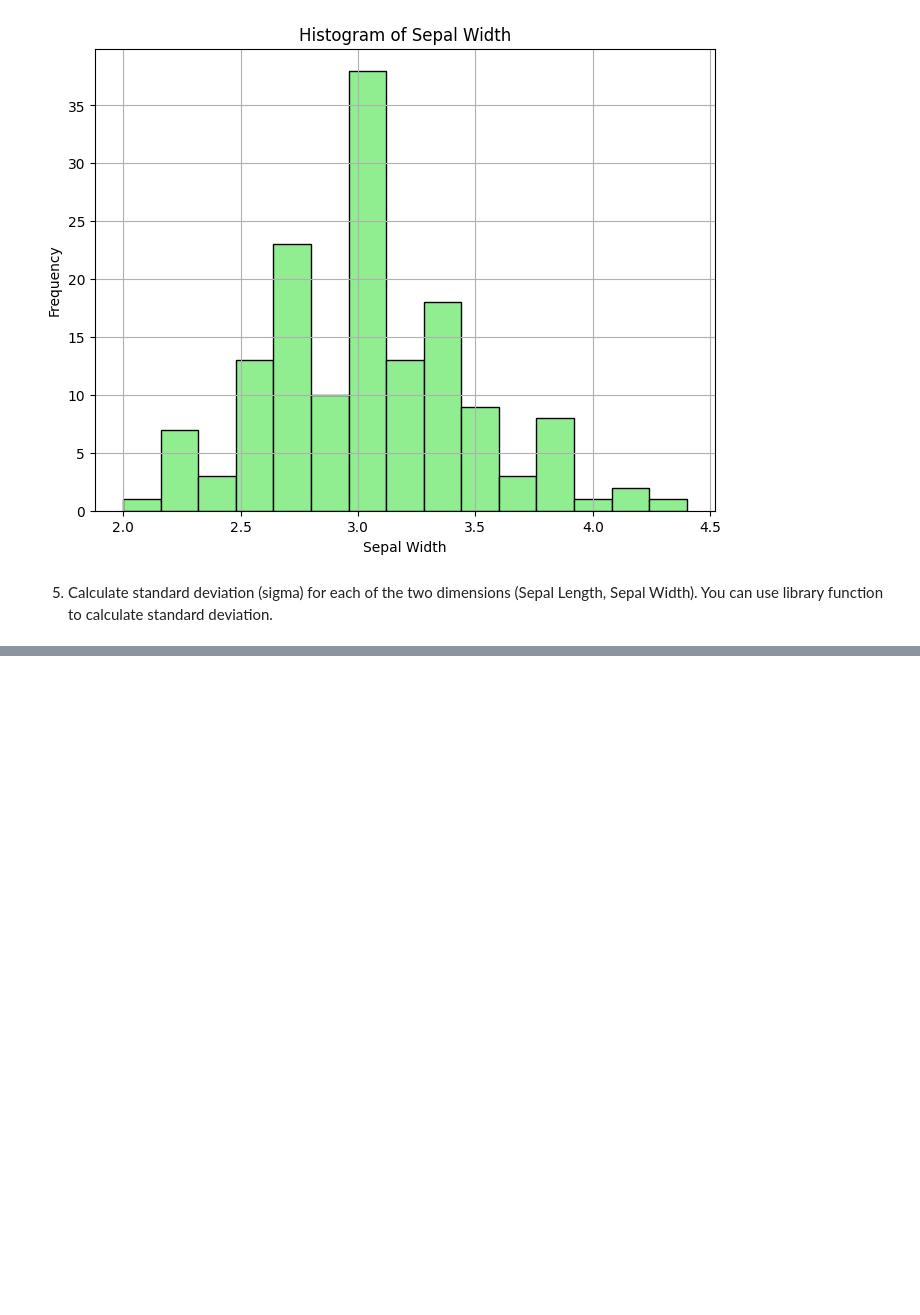
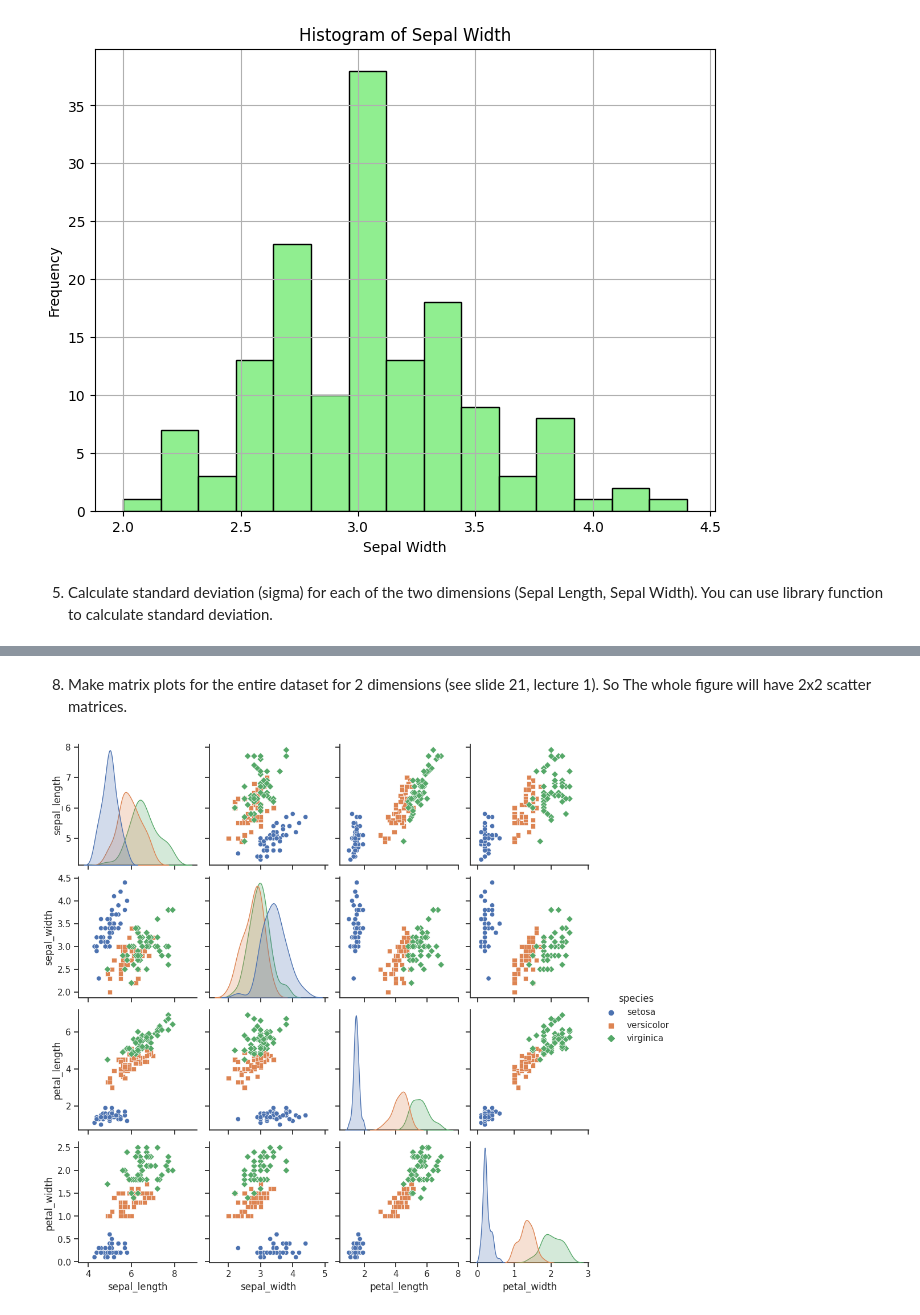
Before and after one commit to selim-ahmed/Dataset-Analysis-with-Iris-Dataset, a Jupyter notebook: Iris_Dataset_Analysis_Selim_Ahmed(2321668).ipynb, the cells around one changed output, grey strips where cells are left out. Cells and saved outputs as stored; diff of their text form; code cells hidden in the pictures; blank space fills up the shorter version.

```diff
--- a/Iris_Dataset_Analysis_Selim_Ahmed(2321668).ipynb
+++ b/Iris_Dataset_Analysis_Selim_Ahmed(2321668).ipynb
@@ -192,0 +266,16 @@ plt.show()
+# %% [markdown]
+8.	Make matrix plots for the entire dataset for 2 dimensions (see  slide 21, lecture 1). So The whole figure will have 2x2 scatter matrices.
+# %%
+import seaborn as sns
+
+# Load the iris dataset
+iris = sns.load_dataset("iris")
+
+# Create scatter matrix plot
+sns.set(style="ticks")
+sns.pairplot(iris, vars=["sepal_length", "sepal_width", "petal_length", "petal_width"], hue="species", markers=["o", "s", "D"])
+
+# Display the plot
+plt.show()
+# %% [output]
+[figure, added]
```
Also changed, not shown: parts of 7 cells of this notebook.
